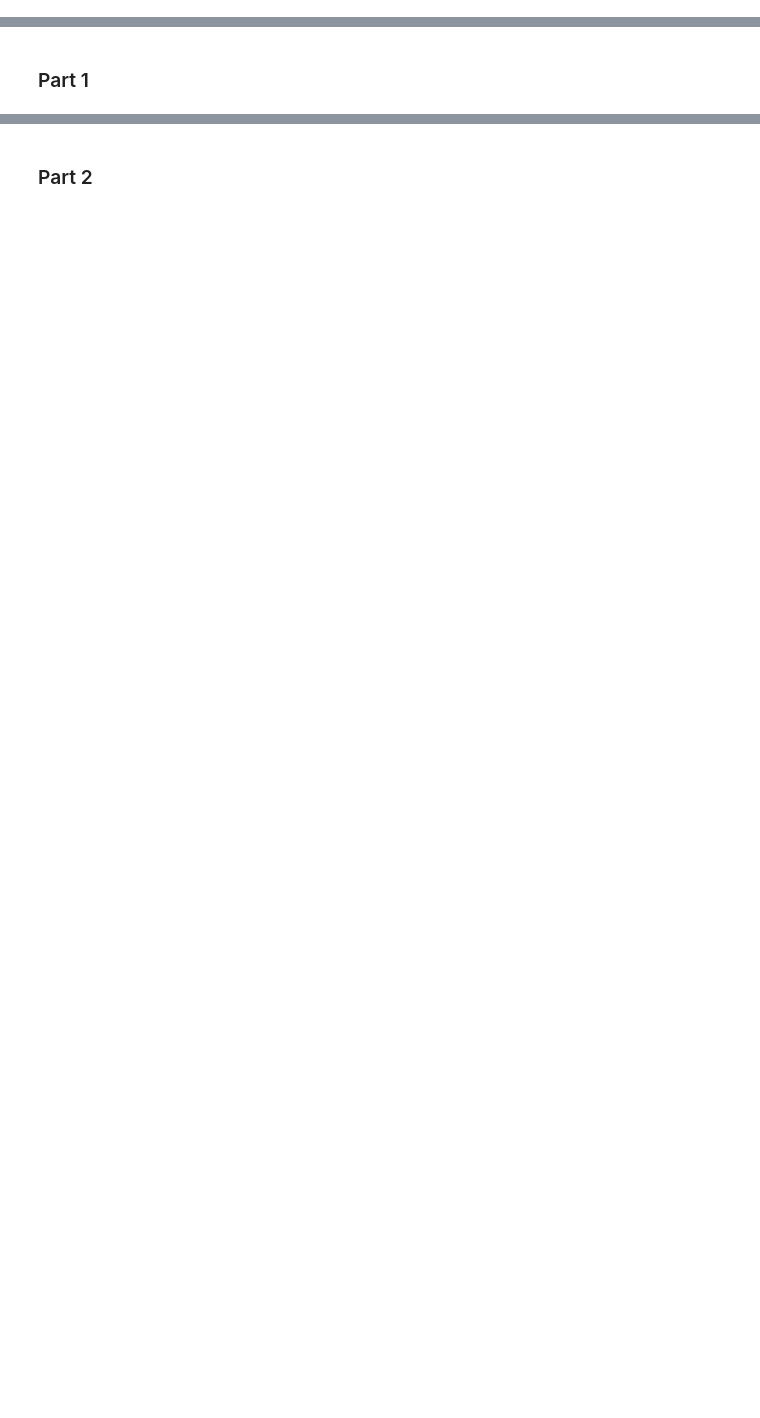
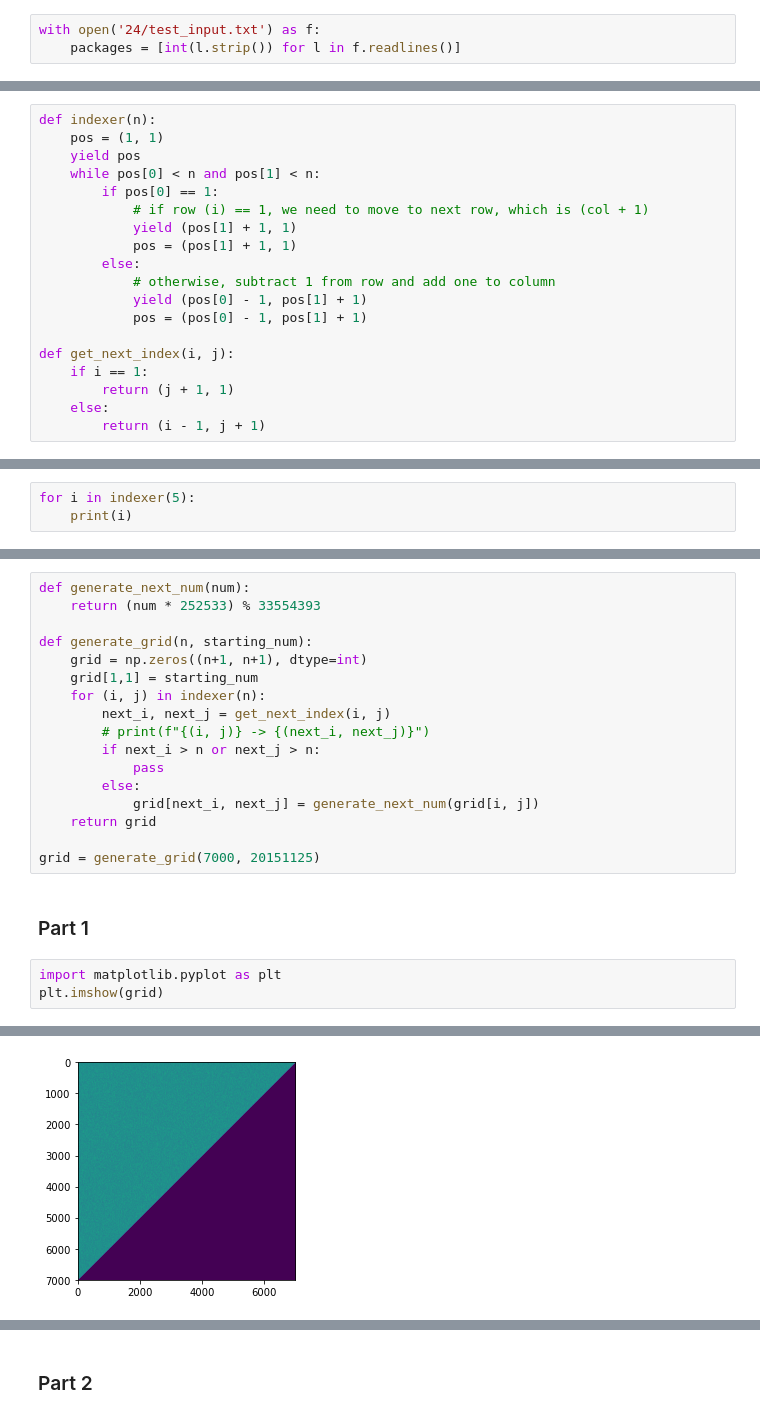
Before and after one commit to jat255/advent_of_code, a Jupyter notebook: 2015.ipynb, the cells around one changed output, grey strips where cells are left out. Drawn from its saved outputs; the diff is of its cells as text; blank space fills up the shorter version.

```diff
--- a/2015.ipynb
+++ b/2015.ipynb
@@ -3580,0 +3801,3 @@ What is the value in register b when the program in your puzzle input is finishe
+# %%
+with open('24/test_input.txt') as f:
+    packages = [int(l.strip()) for l in f.readlines()]
@@ -3586,0 +4016,19 @@ What is the value in register b when the program in your puzzle input is finishe
+# %%
+def indexer(n):
+    pos = (1, 1)
+    yield pos
+    while pos[0] < n and pos[1] < n:
+        if pos[0] == 1:
+            # if row (i) == 1, we need to move to next row, which is (col + 1)
+            yield (pos[1] + 1, 1)
+            pos = (pos[1] + 1, 1)
+        else:
+            # otherwise, subtract 1 from row and add one to column
+            yield (pos[0] - 1, pos[1] + 1)
+            pos = (pos[0] - 1, pos[1] + 1)
+
+def get_next_index(i, j):
+    if i == 1:
+        return (j + 1, 1)
+    else:
+        return (i - 1, j + 1)
@@ -3586,0 +4041,3 @@ What is the value in register b when the program in your puzzle input is finishe
+# %%
+for i in indexer(5):
+    print(i)
@@ -3587,2 +4060,23 @@ What is the value in register b when the program in your puzzle input is finishe
+# %%
+def generate_next_num(num):
+    return (num * 252533) % 33554393
+
+def generate_grid(n, starting_num):
+    grid = np.zeros((n+1, n+1), dtype=int)
+    grid[1,1] = starting_num
+    for (i, j) in indexer(n):
+        next_i, next_j = get_next_index(i, j)
+        # print(f"{(i, j)} -> {(next_i, next_j)}")
+        if next_i > n or next_j > n:
+            pass
+        else:
+            grid[next_i, next_j] = generate_next_num(grid[i, j])
+    return grid
+
+grid = generate_grid(7000, 20151125)
 # %% [markdown]
 ### Part 1
+# %%
+import matplotlib.pyplot as plt
+plt.imshow(grid)
+# %% [output]
@@ -3588,0 +4084 @@ What is the value in register b when the program in your puzzle input is finishe
+[figure, added]
```
Also changed, not shown: parts of 35 cells of this notebook, 2 other files.
